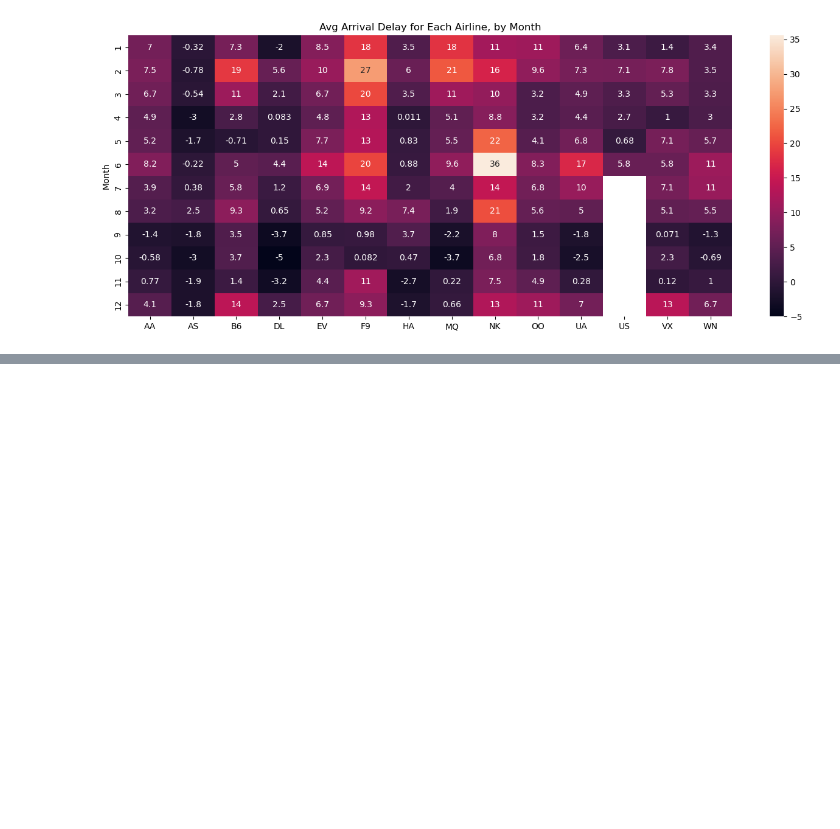
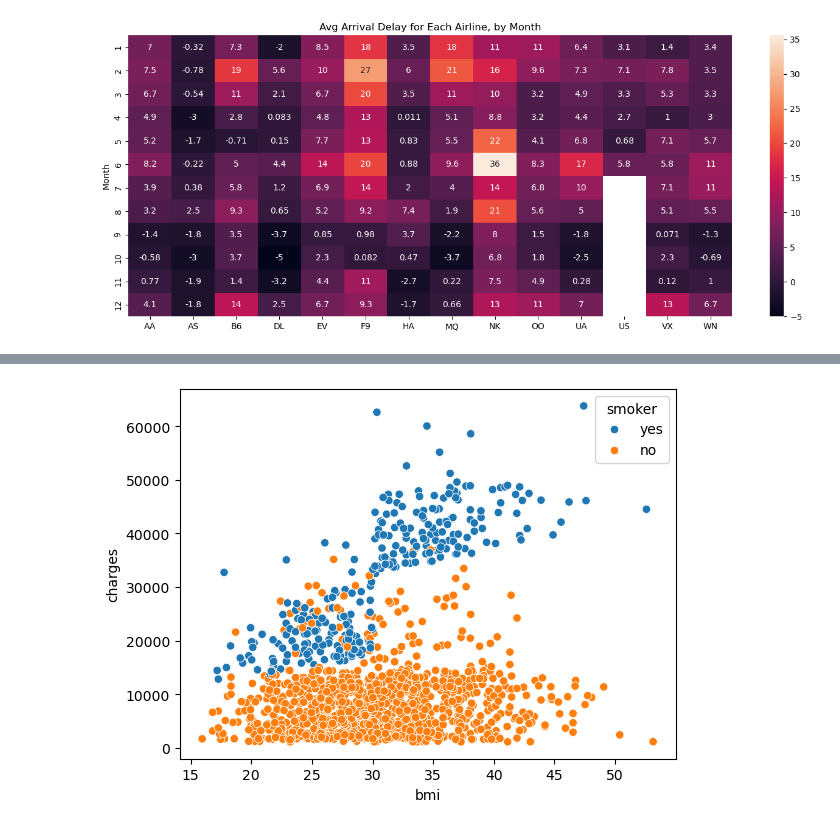
Before and after one commit to CS4580/my-notes-BrandonGaith, a Jupyter notebook: module6/notes.ipynb, the cells around one changed output, grey strips where cells are left out. Saved outputs shown, nothing was run; the diff lists cells and outputs as text; code cells hidden in the pictures; blank space fills up the shorter version.

```diff
--- a/module6/notes.ipynb
+++ b/module6/notes.ipynb
@@ -191,0 +240,7 @@ plt.show()
+# %%
+# Scatter plot of bmi vs charges AND smoker vs charges
+# x = bmi, y = charges, hue = smoker.
+sns.scatterplot(x=insurance_df['bmi'], y=insurance_df['charges'], hue=insurance_df['smoker'])
+plt.show()
+# %% [output]
+[figure, added]
```
Also changed, not shown: parts of 11 cells of this notebook, 5 other files.
